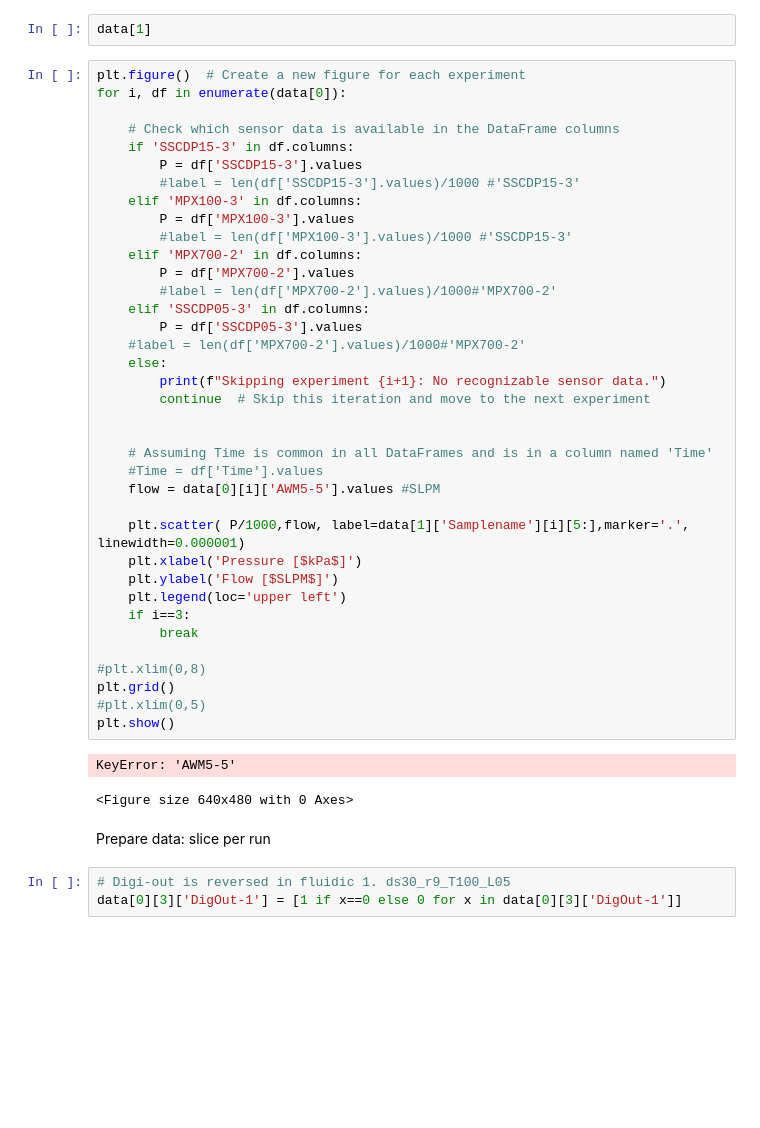
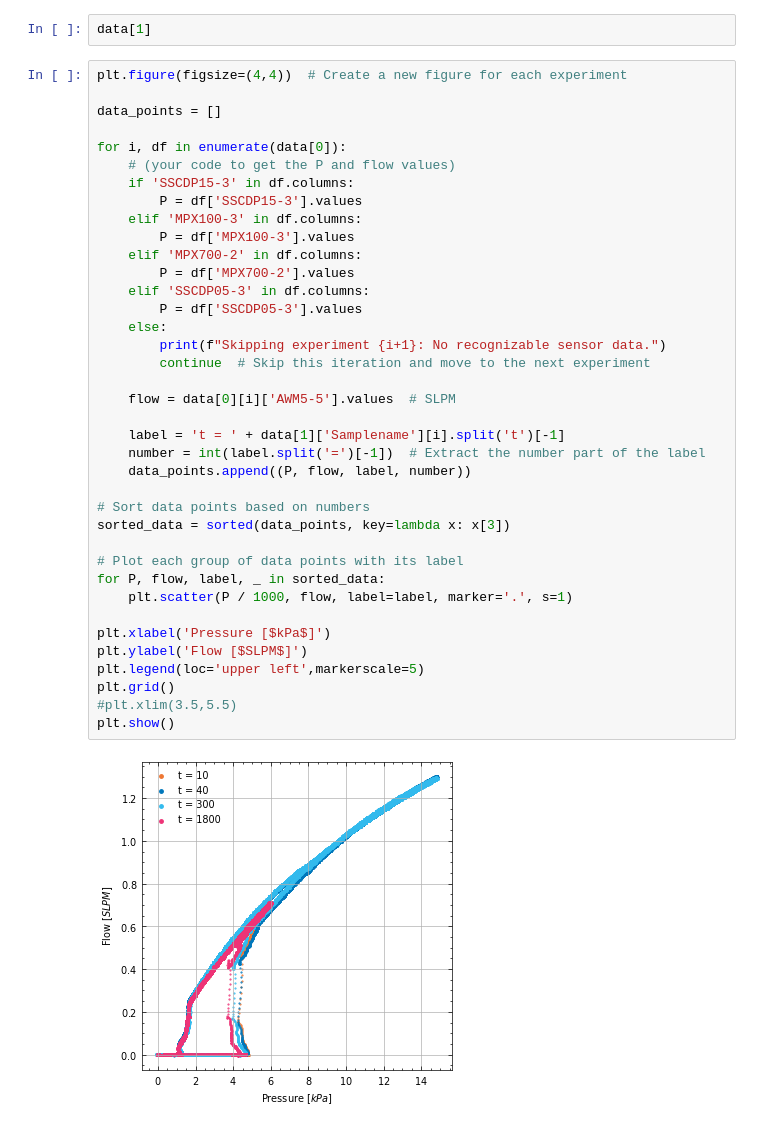
Before and after one commit to Olviel/Thermal_Soft_Robotics, a Jupyter notebook: Thermal_actuation/Experimental/Fluidic/Rothmund_Pressure_release/Valve_leak_test_rothmund_v3.ipynb, the cells around one changed output. Saved outputs shown, nothing was run; the diff lists cells and outputs as text; blank space fills up the shorter version.

```diff
--- a/Thermal_actuation/Experimental/Fluidic/Rothmund_Pressure_release/Valve_leak_test_rothmund_v3.ipynb
+++ b/Thermal_actuation/Experimental/Fluidic/Rothmund_Pressure_release/Valve_leak_test_rothmund_v3.ipynb
@@ -96,47 +97,42 @@ plt.show()
 # %%
 data[1]
 # %%
-plt.figure()  # Create a new figure for each experiment
+plt.figure(figsize=(4,4))  # Create a new figure for each experiment
+
+data_points = []
+
 for i, df in enumerate(data[0]):
-
-    # Check which sensor data is available in the DataFrame columns
+    # (your code to get the P and flow values)
     if 'SSCDP15-3' in df.columns:
         P = df['SSCDP15-3'].values
-        #label = len(df['SSCDP15-3'].values)/1000 #'SSCDP15-3'
     elif 'MPX100-3' in df.columns:
         P = df['MPX100-3'].values
-        #label = len(df['MPX100-3'].values)/1000 #'SSCDP15-3'
     elif 'MPX700-2' in df.columns:
         P = df['MPX700-2'].values
-        #label = len(df['MPX700-2'].values)/1000#'MPX700-2'
     elif 'SSCDP05-3' in df.columns:
         P = df['SSCDP05-3'].values
-    #label = len(df['MPX700-2'].values)/1000#'MPX700-2'
     else:
         print(f"Skipping experiment {i+1}: No recognizable sensor data.")
         continue  # Skip this iteration and move to the next experiment
 
+    flow = data[0][i]['AWM5-5'].values  # SLPM
 
-    # Assuming Time is common in all DataFrames and is in a column named 'Time'
-    #Time = df['Time'].values
-    flow = data[0][i]['AWM5-5'].values #SLPM
+    label = 't = ' + data[1]['Samplename'][i].split('t')[-1]
+    number = int(label.split('=')[-1])  # Extract the number part of the label
+    data_points.append((P, flow, label, number))
 
-    plt.scatter( P/1000,flow, label=data[1]['Samplename'][i][5:],marker='.', linewidth=0.000001)
-    plt.xlabel('Pressure [$kPa$]')
-    plt.ylabel('Flow [$SLPM$]')
-    plt.legend(loc='upper left')
-    if i==3:
-        break
+# Sort data points based on numbers
+sorted_data = sorted(data_points, key=lambda x: x[3])
 
-#plt.xlim(0,8)
+# Plot each group of data points with its label
+for P, flow, label, _ in sorted_data:
+    plt.scatter(P / 1000, flow, label=label, marker='.', s=1)
+
+plt.xlabel('Pressure [$kPa$]')
+plt.ylabel('Flow [$SLPM$]')
+plt.legend(loc='upper left',markerscale=5)
 plt.grid()
-#plt.xlim(0,5)
+#plt.xlim(3.5,5.5)
 plt.show()
 # %% [output]
-KeyError: 'AWM5-5'
-<Figure size 640x480 with 0 Axes>
+[figure, added]
-# %% [markdown]
-Prepare data: slice per run
-# %%
-# Digi-out is reversed in fluidic 1. ds30_r9_T100_L05
-data[0][3]['DigOut-1'] = [1 if x==0 else 0 for x in data[0][3]['DigOut-1']]
```
Also changed, not shown: parts of 23 cells of this notebook.
